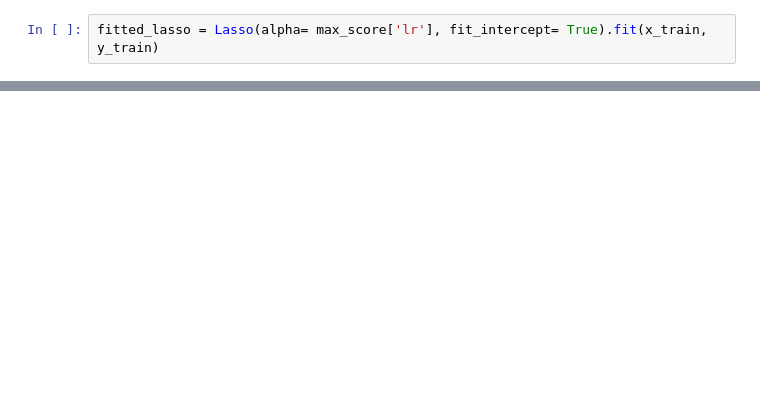
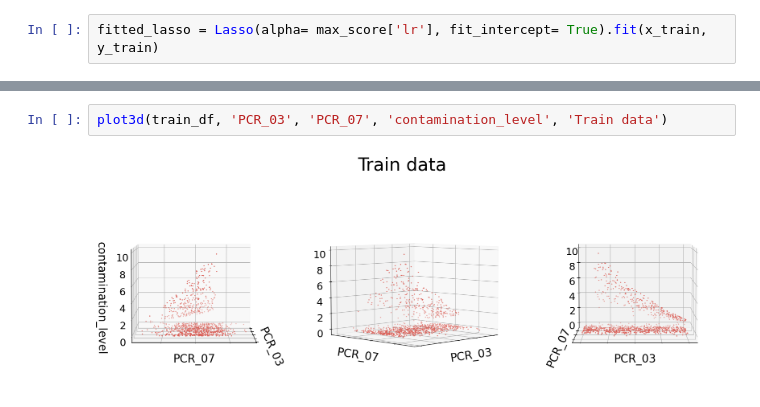
Before and after one commit to matanophir/IML_3, a Jupyter notebook: 314683079-208115055.ipynb, the cells around one changed output, grey strips where cells are left out. Drawn from its saved outputs; the diff is of its cells as text; blank space fills up the shorter version.

```diff
--- a/314683079-208115055.ipynb
+++ b/314683079-208115055.ipynb
@@ -222,0 +261,4 @@ print(np.sort(fitted_lasso.coef_))
+# %%
+plot3d(train_df, 'PCR_03', 'PCR_07', 'contamination_level', 'Train data')
+# %% [output]
+[figure, added]
```
Also changed, not shown: parts of 31 cells of this notebook, 3 other files.
